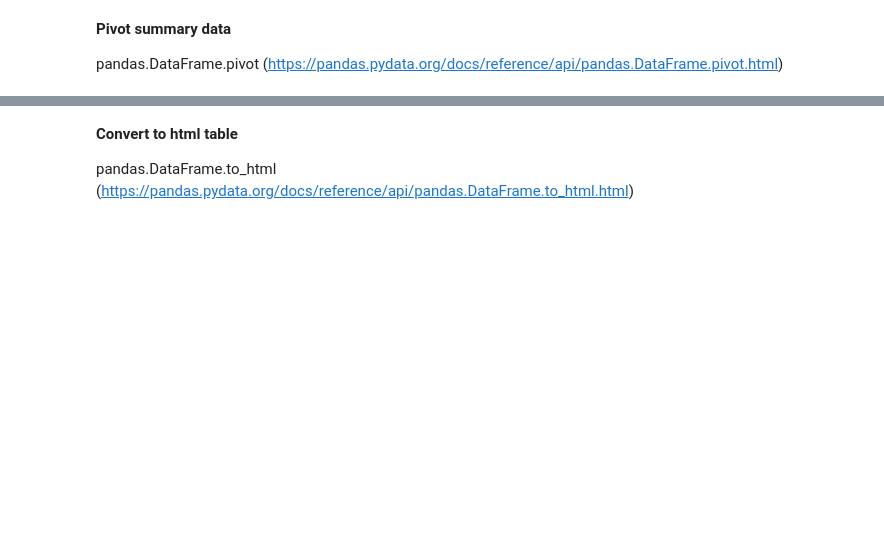
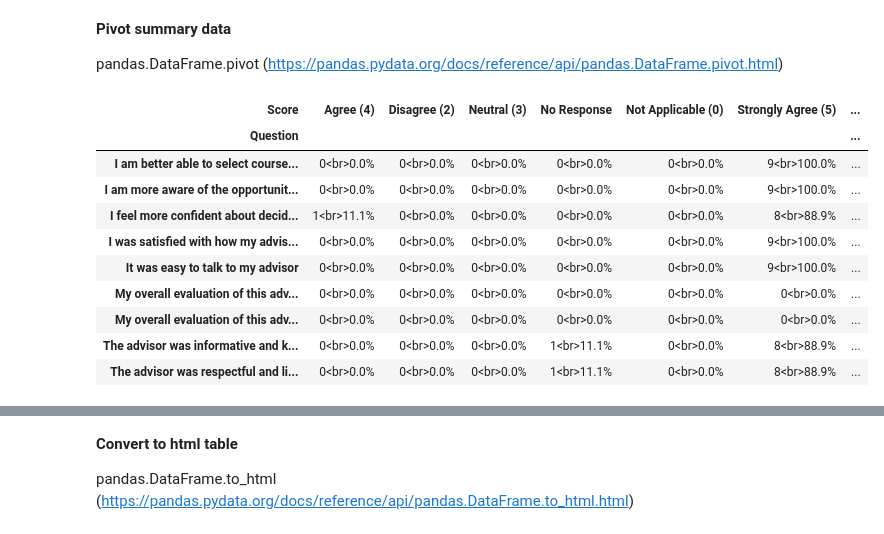
Before and after one commit to susankpma/advisorevalpython, a Jupyter notebook: step02a.ipynb, the cells around one changed output, grey strips where cells are left out. Cells and saved outputs as stored; diff of their text form; code cells hidden in the pictures; blank space fills up the shorter version.

```diff
--- a/step02a.ipynb
+++ b/step02a.ipynb
@@ -113,6 +91,7 @@ access_df
 # create dynamic list of advisors based on filtered month and year
 # example test code: advisor_list = sorted(df['Advisor'].dropna().unique().tolist())
 
-filtered_advisor = access_df[access_df['Advisor'].str.startswith('Keiko')]
+advisor = 'Marilou'
+filtered_advisor = access_df[access_df['Advisor'].str.startswith(advisor)]
 # %%
 # check data
@@ -143,5 +142,16 @@ filtered_advisor
 #        'Score': scale,
 #        'Count': display_count
 #    })
+
+for i in questions:
+    for j in likert_scale_access1:
+        count = (filtered_advisor[i] == j).sum()
+        percent = count / number_responses * 100
+        display_count = f'{count}<br>{percent:.1f}%'
+        question_score.append({
+            'Question': i,
+            'Score': j,
+            'Count': display_count
+        })
 # %%
 # check data
@@ -151,8 +180,24 @@ filtered_advisor
 pandas.DataFrame.pivot (https://pandas.pydata.org/docs/reference/api/pandas.DataFrame.pivot.html)
 # %%
 # convert to DataFrame
+df = pd.DataFrame(question_score)
 
 # pivot summary data
+df = df.pivot(index='Question', columns='Score', values='Count')
+#df = df.pivot(columns=['Question', 'Score'], values='Count')
+df
+# %% [output]
+| Score | Agree (4) | Disagree (2) | Neutral (3) | No Response | Not Applicable (0) | Strongly Agree (5) | ... |
+| Question |  |  |  |  |  |  | ... |
+| I am better able to select course... | 0<br>0.0% | 0<br>0.0% | 0<br>0.0% | 0<br>0.0% | 0<br>0.0% | 9<br>100.0% | ... |
+| I am more aware of the opportunit... | 0<br>0.0% | 0<br>0.0% | 0<br>0.0% | 0<br>0.0% | 0<br>0.0% | 9<br>100.0% | ... |
+| I feel more confident about decid... | 1<br>11.1% | 0<br>0.0% | 0<br>0.0% | 0<br>0.0% | 0<br>0.0% | 8<br>88.9% | ... |
+| I was satisfied with how my advis... | 0<br>0.0% | 0<br>0.0% | 0<br>0.0% | 0<br>0.0% | 0<br>0.0% | 9<br>100.0% | ... |
+| It was easy to talk to my advisor | 0<br>0.0% | 0<br>0.0% | 0<br>0.0% | 0<br>0.0% | 0<br>0.0% | 9<br>100.0% | ... |
+| My overall evaluation of this adv... | 0<br>0.0% | 0<br>0.0% | 0<br>0.0% | 0<br>0.0% | 0<br>0.0% | 0<br>0.0% | ... |
+| My overall evaluation of this adv... | 0<br>0.0% | 0<br>0.0% | 0<br>0.0% | 0<br>0.0% | 0<br>0.0% | 0<br>0.0% | ... |
+| The advisor was informative and k... | 0<br>0.0% | 0<br>0.0% | 0<br>0.0% | 1<br>11.1% | 0<br>0.0% | 8<br>88.9% | ... |
+| The advisor was respectful and li... | 0<br>0.0% | 0<br>0.0% | 0<br>0.0% | 1<br>11.1% | 0<br>0.0% | 8<br>88.9% | ... |
 # %%
 # reorder columns
 # df[scale].loc[questions]
```
Also changed, not shown: parts of 17 cells of this notebook, 2 other files.
